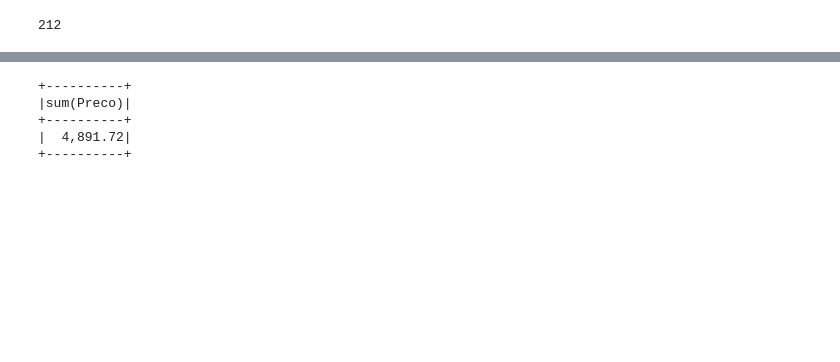
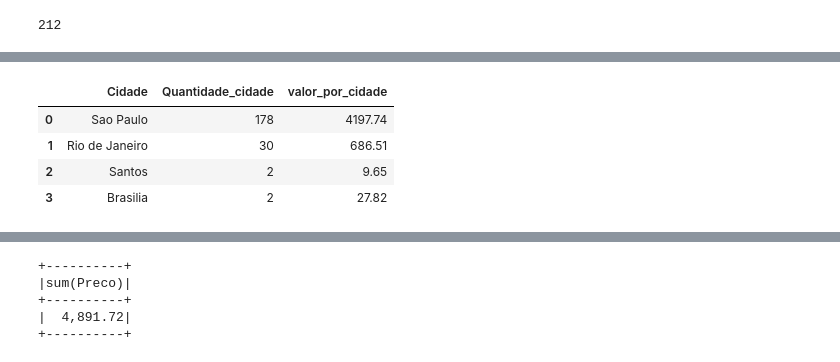
Before and after one commit to CaioMDutra/DataScience, a Jupyter notebook: Uber/uber.ipynb, the cells around one changed output, grey strips where cells are left out. Cells and saved outputs as stored; diff of their text form; code cells hidden in the pictures; blank space fills up the shorter version.

```diff
--- a/Uber/uber.ipynb
+++ b/Uber/uber.ipynb
@@ -47,3 +91,5 @@ only showing top 20 rows
 # %%
-df.groupBy("Cidade").agg(count("*").alias("Quantidade_cidade")).show(truncate=False)
+cidades = df.groupBy("Cidade").agg(count("*").alias("Quantidade_cidade")).orderBy("Quantidade_cidade", ascending=False)
+cidades = cidades.toPandas()
+display(cidades)
 # %% [output]
@@ -57,0 +101,5 @@ df.groupBy("Cidade").agg(count("*").alias("Quantidade_cidade")).show(truncate=Fa
+# %%
+cidadespay = df.groupBy("Cidade").agg(sum("preco").alias("valor_por_cidade")).orderBy("valor_por_cidade", ascending=False)
+cidadespay = cidadespay.toPandas()
+cidadespay["valor_por_cidade"] = cidadespay["valor_por_cidade"].round(2)
+display(cidadespay)
@@ -58,2 +112,11 @@ df.groupBy("Cidade").agg(count("*").alias("Quantidade_cidade")).show(truncate=Fa
+# %%
+cidades = cidades.merge(cidadespay, on="Cidade", how="left")
+display(cidades)
+# %% [output]
+|  | Cidade | Quantidade_cidade | valor_por_cidade |
+| 0 | Sao Paulo | 178 | 4197.74 |
+| 1 | Rio de Janeiro | 30 | 686.51 |
+| 2 | Santos | 2 | 9.65 |
+| 3 | Brasilia | 2 | 27.82 |
 # %%
 df.filter(col('Cidade')=="Rio de Janeiro").orderBy("Request Time").show(30, truncate=False)
```
Also changed, not shown: parts of 29 cells of this notebook.
